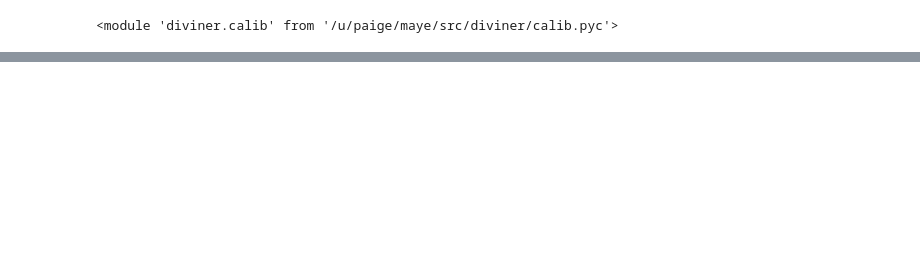
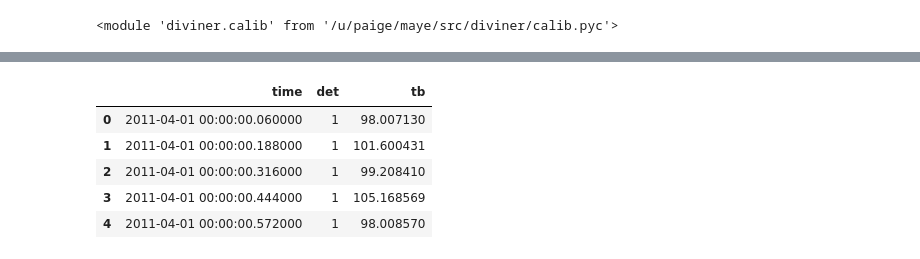
Before and after one commit to lro-diviner/divcalib, a Jupyter notebook: notebooks/divcalib.ipynb, the cells around one changed output, grey strips where cells are left out. Saved outputs shown, nothing was run; the diff lists cells and outputs as text; code cells hidden in the pictures; blank space fills up the shorter version.

```diff
--- a/notebooks/divcalib.ipynb
+++ b/notebooks/divcalib.ipynb
@@ -104,0 +133,17 @@ def calc_without_if(numbers):
+# %%
+ch9Tb_out.index.name = 'time'
+# %%
+ch9Tb_out = pd.melt(ch9Tb_out.reset_index(),value_vars=range(1,22),id_vars='time').head()
+# %%
+ch9Tb_out.columns = ['time','det','tb']
+# %%
+newdf = ch9Tb_out
+# %%
+newdf
+# %% [output]
+|  | time | det | tb |
+| 0 | 2011-04-01 00:00:00.060000 | 1 | 98.007130 |
+| 1 | 2011-04-01 00:00:00.188000 | 1 | 101.600431 |
+| 2 | 2011-04-01 00:00:00.316000 | 1 | 99.208410 |
+| 3 | 2011-04-01 00:00:00.444000 | 1 | 105.168569 |
+| 4 | 2011-04-01 00:00:00.572000 | 1 | 98.008570 |
```
Also changed, not shown: parts of 27 cells of this notebook.
